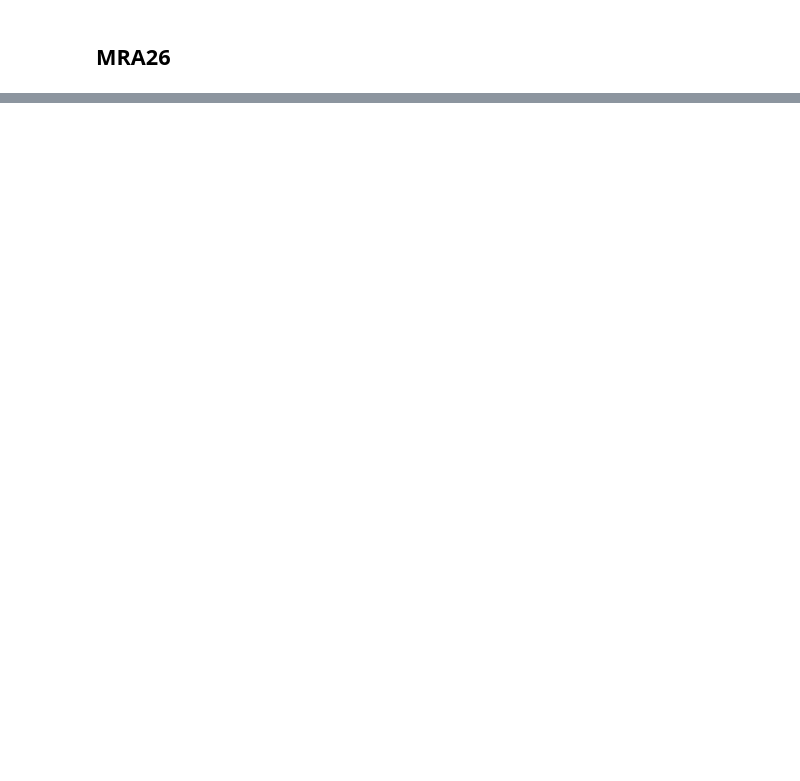
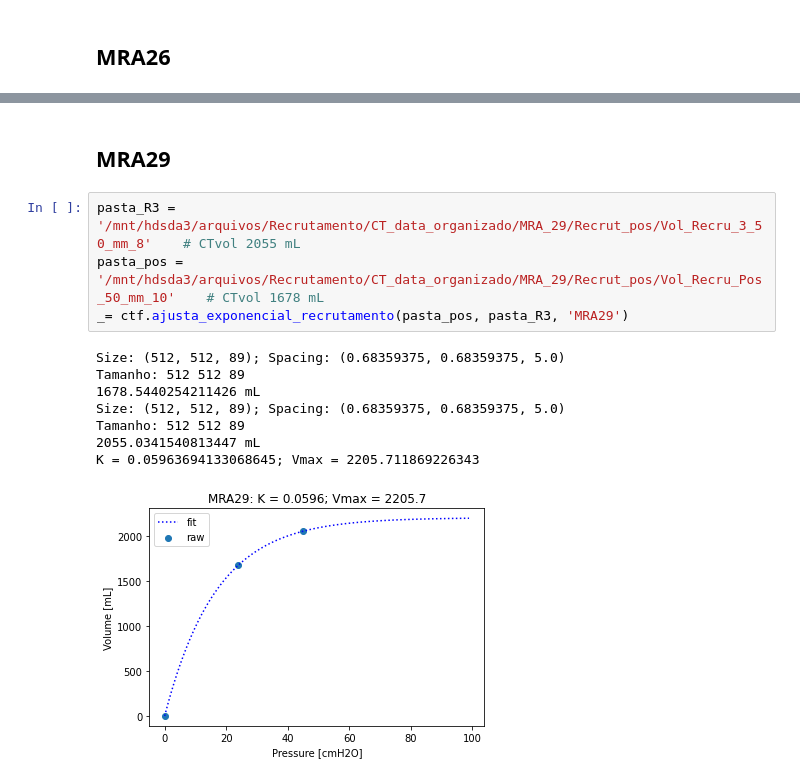
Before and after one commit to edlbcamargo/recrutabilidade, a Jupyter notebook: volume_referencia/volume_referencia.ipynb, the cells around one changed output, grey strips where cells are left out. Saved outputs shown, nothing was run; the diff lists cells and outputs as text; blank space fills up the shorter version.

```diff
--- a/volume_referencia/volume_referencia.ipynb
+++ b/volume_referencia/volume_referencia.ipynb
@@ -175,0 +193,15 @@ K = 0.030899094057260833; Vmax = 2622.866589297819
+# %% [markdown]
+## MRA29
+# %%
+pasta_R3 = '/mnt/hdsda3/arquivos/Recrutamento/CT_data_organizado/MRA_29/Recrut_pos/Vol_Recru_3_50_mm_8'    # CTvol 2055 mL
+pasta_pos = '/mnt/hdsda3/arquivos/Recrutamento/CT_data_organizado/MRA_29/Recrut_pos/Vol_Recru_Pos_50_mm_10'    # CTvol 1678 mL
+_= ctf.ajusta_exponencial_recrutamento(pasta_pos, pasta_R3, 'MRA29')
+# %% [output]
+Size: (512, 512, 89); Spacing: (0.68359375, 0.68359375, 5.0)
+Tamanho: 512 512 89
+1678.5440254211426 mL
+Size: (512, 512, 89); Spacing: (0.68359375, 0.68359375, 5.0)
+Tamanho: 512 512 89
+2055.0341540813447 mL
+K = 0.05963694133068645; Vmax = 2205.711869226343
+[figure, added]
```
Also changed, not shown: parts of 23 cells of this notebook, 1 other file.
